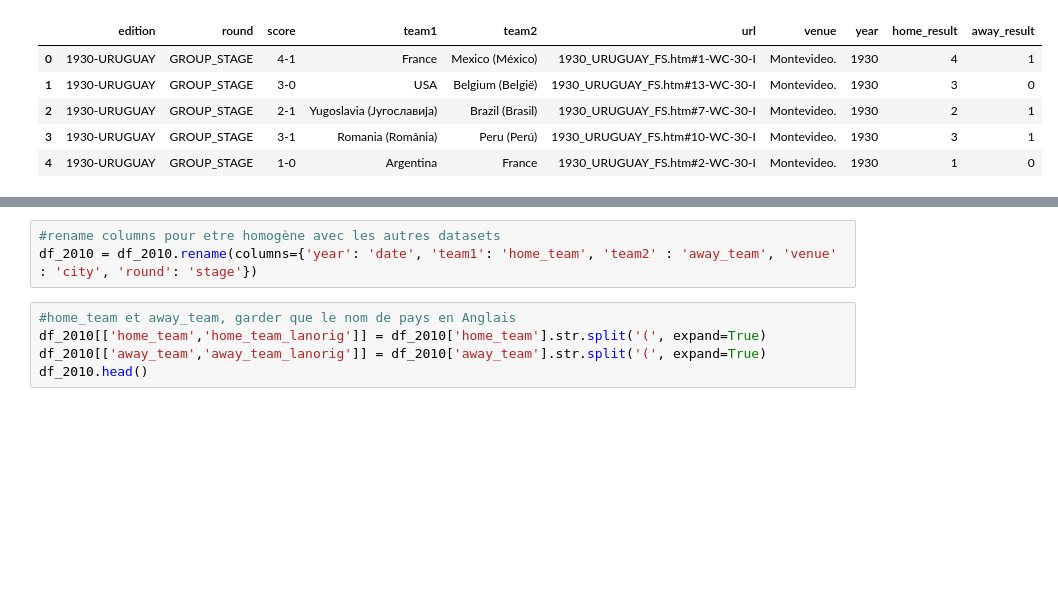
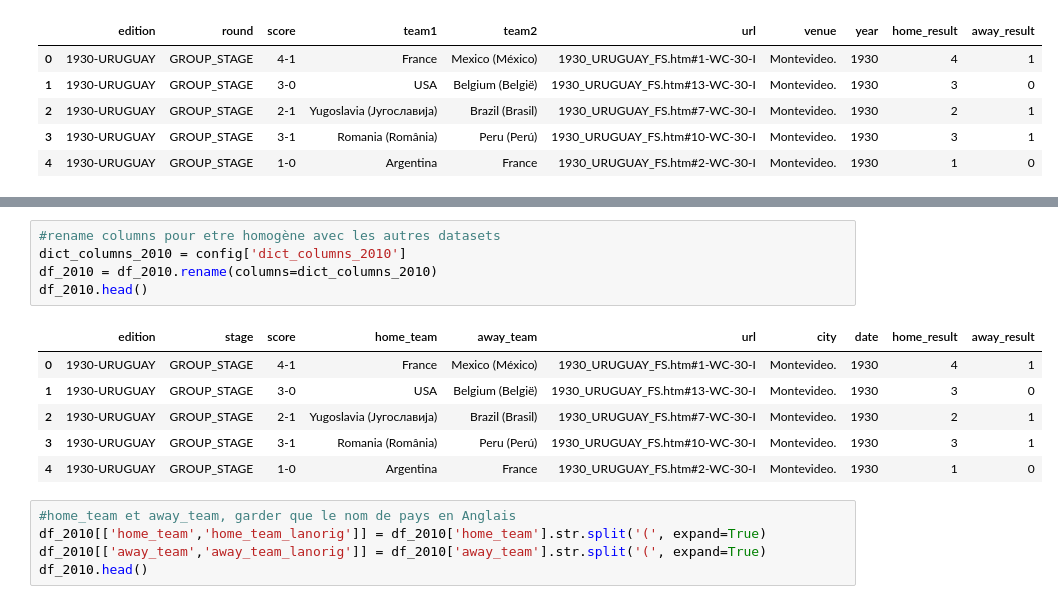
Before and after one commit to Simplon-DE-P1-2025/Brief-2-ETL-de-donn-es-footballistiques-Wickets-Sprinters, a Jupyter notebook: notebook/notebook_19302010.ipynb, the cells around one changed output, grey strips where cells are left out. Drawn from its saved outputs; the diff is of its cells as text; blank space fills up the shorter version.

```diff
--- a/notebook/notebook_19302010.ipynb
+++ b/notebook/notebook_19302010.ipynb
@@ -245,6 +273,15 @@ df_2010.head()
 # %%
 #rename columns pour etre homogène avec les autres datasets
-df_2010 = df_2010.rename(columns={'year': 'date', 'team1': 'home_team', 'team2' : 'away_team', 'venue' : 'city', 'round': 'stage'})
+dict_columns_2010 = config['dict_columns_2010']
+df_2010 = df_2010.rename(columns=dict_columns_2010)
+df_2010.head()
+# %% [output]
+|  | edition | stage | score | home_team | away_team | url | city | date | home_result | away_result |
+| 0 | 1930-URUGUAY | GROUP_STAGE | 4-1 | France | Mexico (México) | 1930_URUGUAY_FS.htm#1-WC-30-I | Montevideo. | 1930 | 4 | 1 |
+| 1 | 1930-URUGUAY | GROUP_STAGE | 3-0 | USA | Belgium (België) | 1930_URUGUAY_FS.htm#13-WC-30-I | Montevideo. | 1930 | 3 | 0 |
+| 2 | 1930-URUGUAY | GROUP_STAGE | 2-1 | Yugoslavia (Југославија) | Brazil (Brasil) | 1930_URUGUAY_FS.htm#7-WC-30-I | Montevideo. | 1930 | 2 | 1 |
+| 3 | 1930-URUGUAY | GROUP_STAGE | 3-1 | Romania (România) | Peru (Perú) | 1930_URUGUAY_FS.htm#10-WC-30-I | Montevideo. | 1930 | 3 | 1 |
+| 4 | 1930-URUGUAY | GROUP_STAGE | 1-0 | Argentina | France | 1930_URUGUAY_FS.htm#2-WC-30-I | Montevideo. | 1930 | 1 | 0 |
 # %%
 #home_team et away_team, garder que le nom de pays en Anglais
 df_2010[['home_team','home_team_lanorig']] = df_2010['home_team'].str.split('(', expand=True)
```
Also changed, not shown: parts of 35 cells of this notebook, 6 other files.
